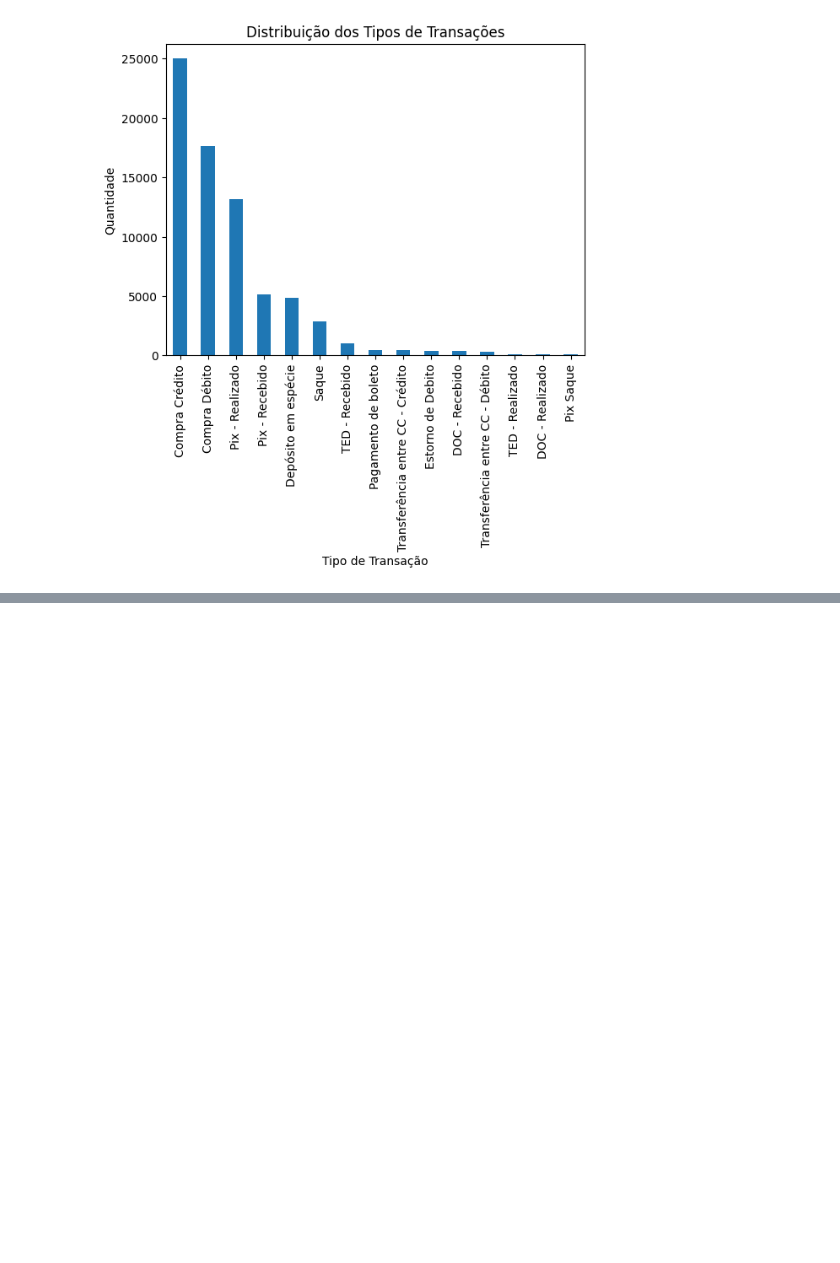
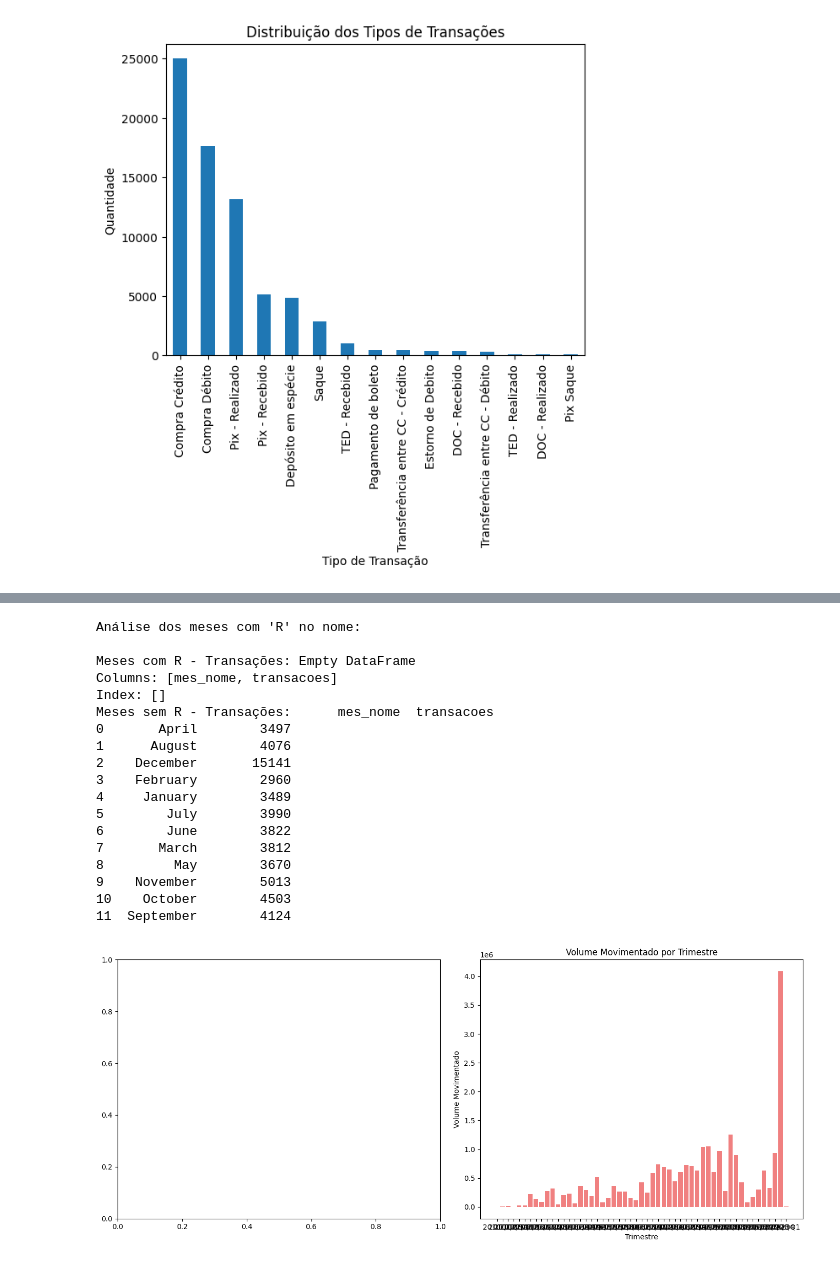
Before and after one commit to l1Beatriz/desafio-indicium-ad, a Jupyter notebook: .ipynb, the cells around one changed output, grey strips where cells are left out. Saved outputs shown, nothing was run; the diff lists cells and outputs as text; code cells hidden in the pictures; blank space fills up the shorter version.

```diff
--- a/.ipynb
+++ b/.ipynb
@@ -173,0 +247,36 @@ plt.show()
+# %%
+# Gráfico do volume movimentado
+
+fig, ax = plt.subplots(1, 2, figsize=(14, 6))
+
+ax[1].bar(trimestre_stats['trimestre'].astype(str), trimestre_stats['volume_movimentado'], color='lightcoral')
+ax[1].set_title('Volume Movimentado por Trimestre')
+ax[1].set_xlabel('Trimestre')
+ax[1].set_ylabel('Volume Movimentado')
+
+print(f"Análise dos meses com 'R' no nome:\n")
+print(f"Meses com R - Transações: {meses_com_r_data[['mes_nome', 'transacoes']]}")
+print(f"Meses sem R - Transações: {meses_sem_r_data[['mes_nome', 'transacoes']]}")
+
+plt.tight_layout()
+plt.show()
+# %% [output]
+Análise dos meses com 'R' no nome:
+
+Meses com R - Transações: Empty DataFrame
+Columns: [mes_nome, transacoes]
+Index: []
+Meses sem R - Transações:      mes_nome  transacoes
+0       April        3497
+1      August        4076
+2    December       15141
+3    February        2960
+4     January        3489
+5        July        3990
+6        June        3822
+7       March        3812
+8         May        3670
+9    November        5013
+10    October        4503
+11  September        4124
+[figure, added]
```
Also changed, not shown: parts of 14 cells of this notebook.
